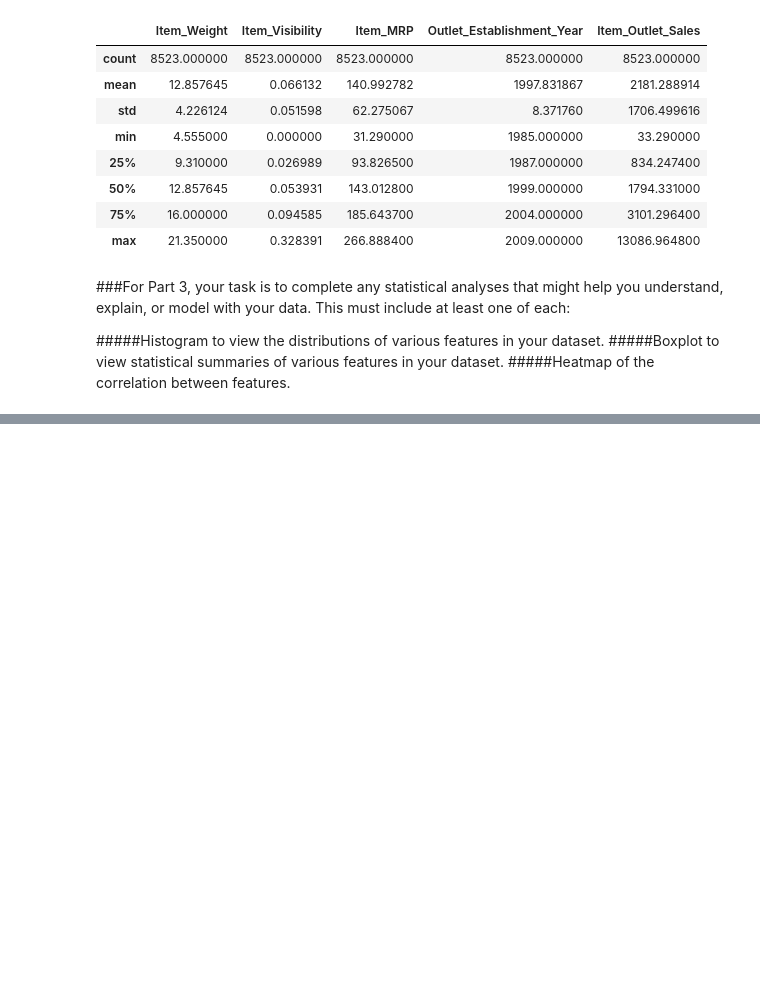
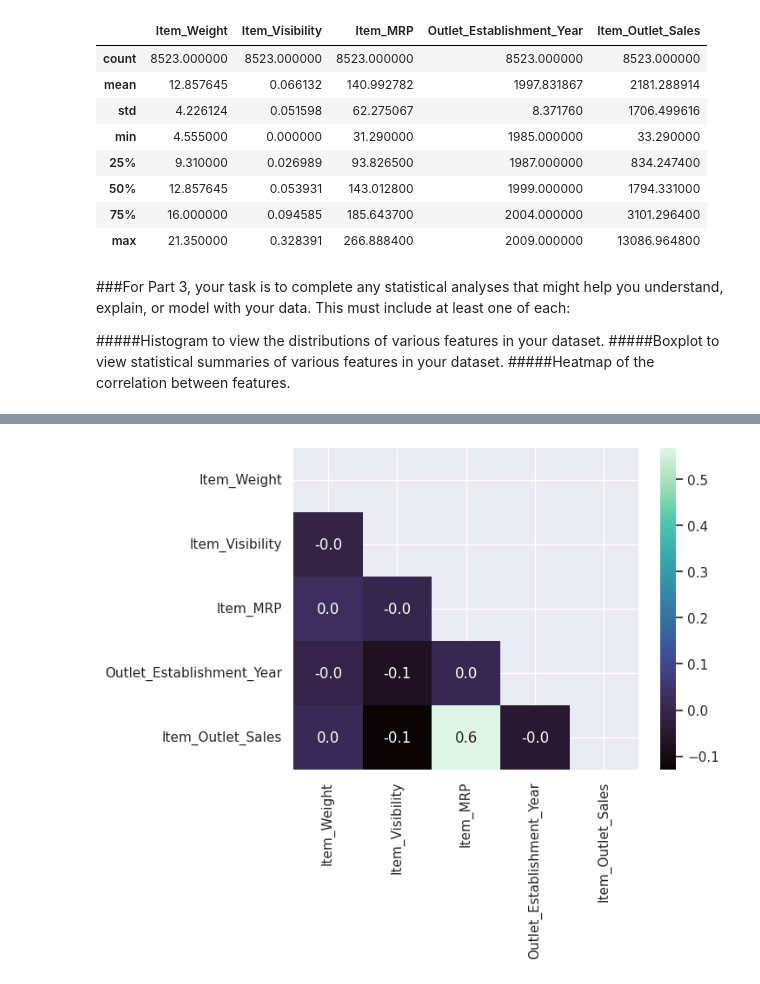
Before and after one commit to MikeyClausen/Prediction-of-Product-Sales, a Jupyter notebook: p1p3.ipynb, the cells around one changed output, grey strips where cells are left out. Saved outputs shown, nothing was run; the diff lists cells and outputs as text; code cells hidden in the pictures; blank space fills up the shorter version.

```diff
--- a/p1p3.ipynb
+++ b/p1p3.ipynb
@@ -311,0 +261,4 @@ sns.heatmap(df_heatmap, cmap='mako')
+# %%
+#Correlate
+corr=df.corr();
+corr
@@ -311,0 +272,8 @@ sns.heatmap(df_heatmap, cmap='mako')
+# %%
+#Define fig and ax objects
+plt.tight_layout()
+#Creating our heatmap with some args to display in an easy to read manner.
+mask=np.triu(np.ones_like(corr))
+ax=sns.heatmap(corr,cmap='mako',annot=True,fmt = '.1f',mask=mask);
+# %% [output]
+[figure, added]
```
Also changed, not shown: parts of 15 cells of this notebook.
